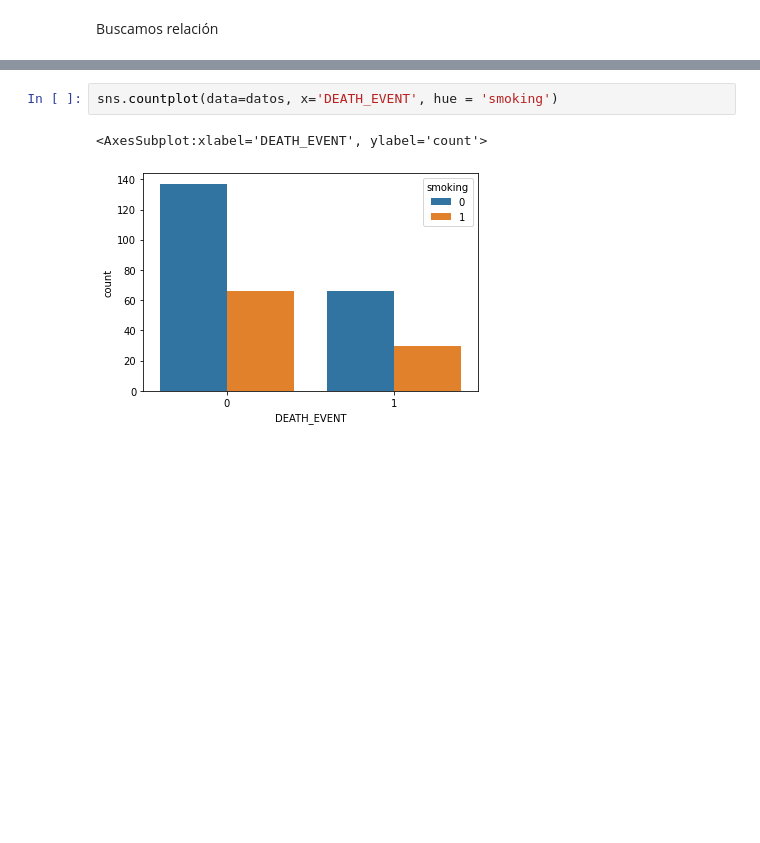
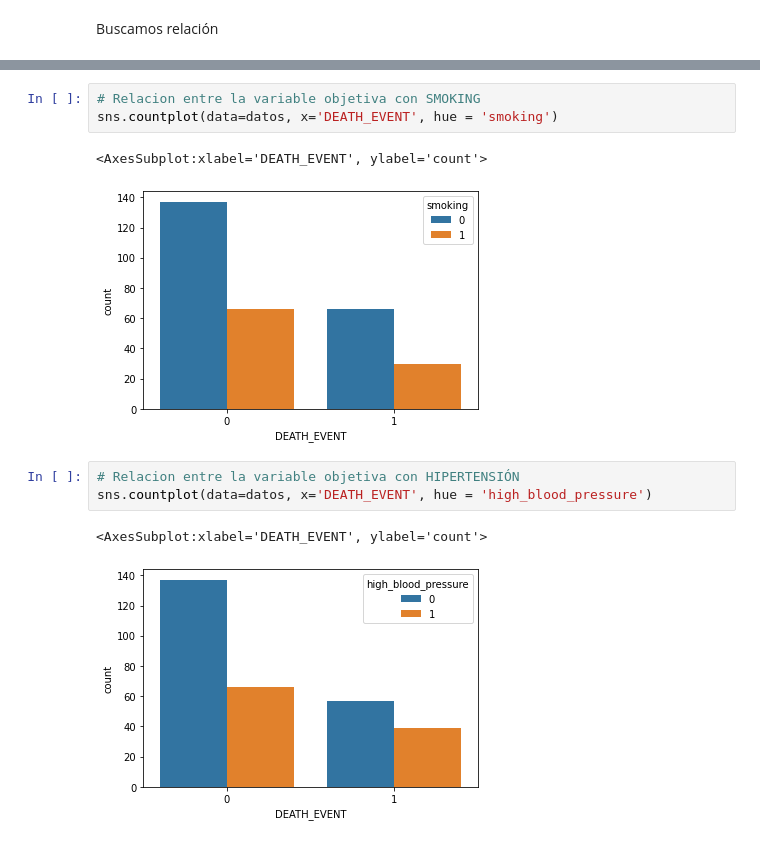
Before and after one commit to diegohuapayarivera/regresionlogisticapython, a Jupyter notebook: InsuficienciaCardiaca.ipynb, the cells around one changed output, grey strips where cells are left out. Drawn from its saved outputs; the diff is of its cells as text; blank space fills up the shorter version.

```diff
--- a/InsuficienciaCardiaca.ipynb
+++ b/InsuficienciaCardiaca.ipynb
@@ -59,7 +94,14 @@ with plt.style.context('ggplot'):
 # %% [output]
 [figure]
 # %%
+# Relacion entre la variable objetiva con SMOKING
 sns.countplot(data=datos, x='DEATH_EVENT', hue = 'smoking')
 # %% [output]
 <AxesSubplot:xlabel='DEATH_EVENT', ylabel='count'>
 [figure]
+# %%
+# Relacion entre la variable objetiva con HIPERTENSIÓN
+sns.countplot(data=datos, x='DEATH_EVENT', hue = 'high_blood_pressure')
+# %% [output]
+<AxesSubplot:xlabel='DEATH_EVENT', ylabel='count'>
+[figure, added]
```
Also changed, not shown: parts of 15 cells of this notebook.
